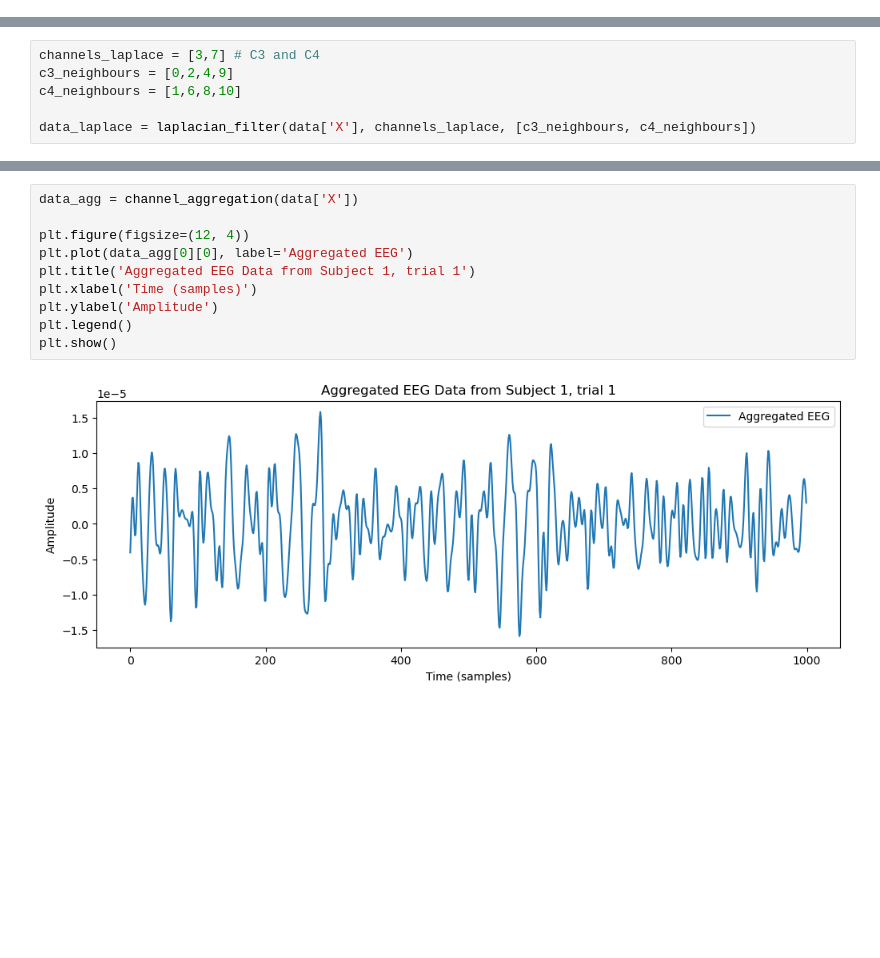
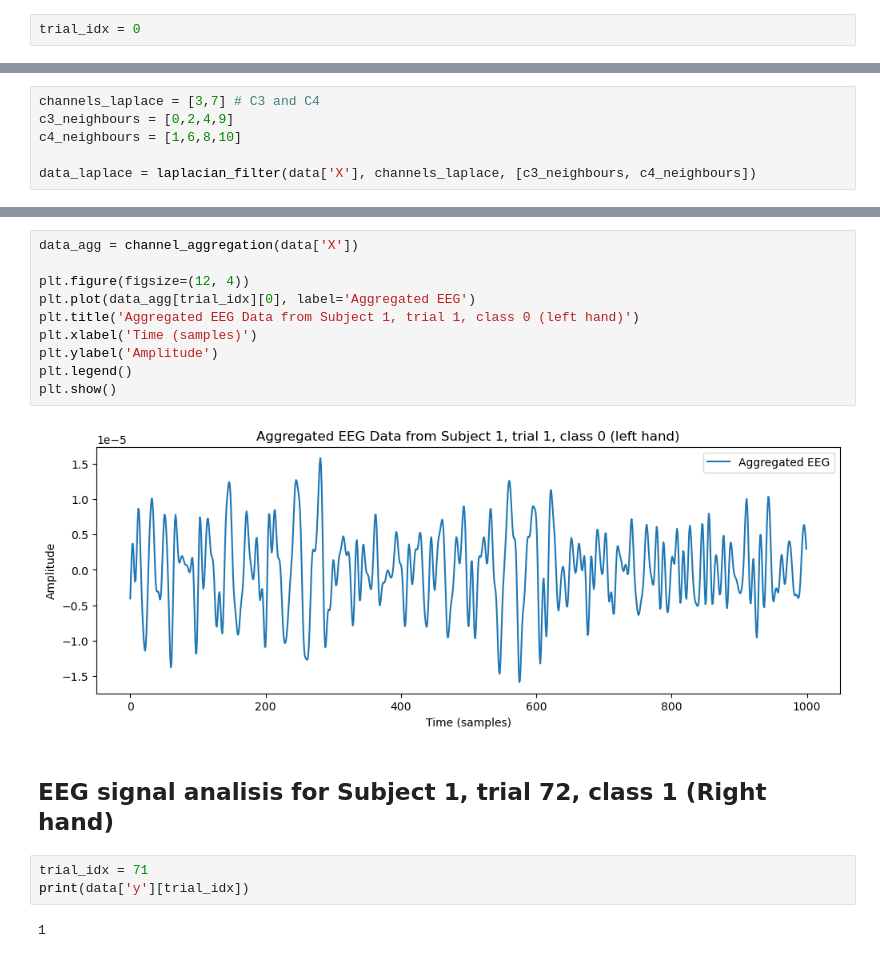
Before and after one commit to EnekoIsturitzSesma/Biosignal-ML-Analysis, a Jupyter notebook: notebooks/preprocess.ipynb, the cells around one changed output, grey strips where cells are left out. Drawn from its saved outputs; the diff is of its cells as text; blank space fills up the shorter version.

```diff
--- a/notebooks/preprocess.ipynb
+++ b/notebooks/preprocess.ipynb
@@ -26,3 +28,5 @@ Loaded file: ../datasets/BCICIV_2a_gdf/A09T.gdf
+# %%
+trial_idx = 0
 # %%
 import matplotlib.pyplot as plt
 
@@ -94,12 +110,19 @@ plt.show()
 # %%
 data_agg = channel_aggregation(data['X'])
 
 plt.figure(figsize=(12, 4))
-plt.plot(data_agg[0][0], label='Aggregated EEG')
-plt.title('Aggregated EEG Data from Subject 1, trial 1')
+plt.plot(data_agg[trial_idx][0], label='Aggregated EEG')
+plt.title('Aggregated EEG Data from Subject 1, trial 1, class 0 (left hand)')
 plt.xlabel('Time (samples)')
 plt.ylabel('Amplitude')
 plt.legend()
 plt.show()
 # %% [output]
-[figure, old version]
+[figure, new version]
+# %% [markdown]
+## EEG signal analisis for Subject 1, trial 72, class 1 (Right hand)
+# %%
+trial_idx = 71
+print(data['y'][trial_idx])
+# %% [output]
+1
```
Also changed, not shown: parts of 13 cells of this notebook, 2 other files.
